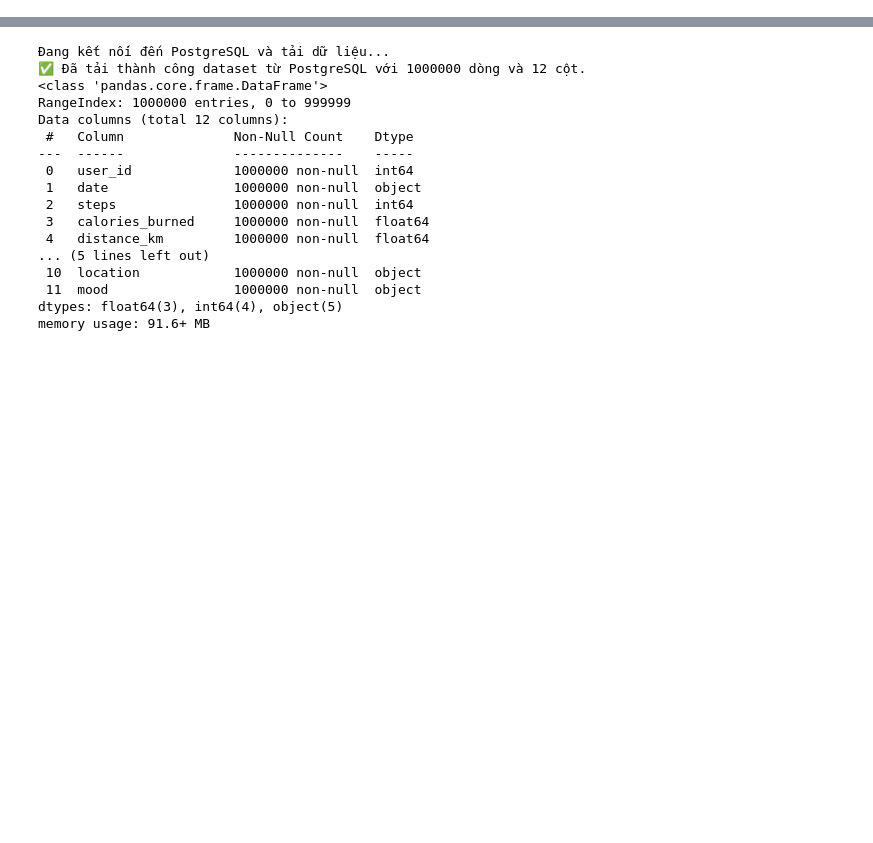
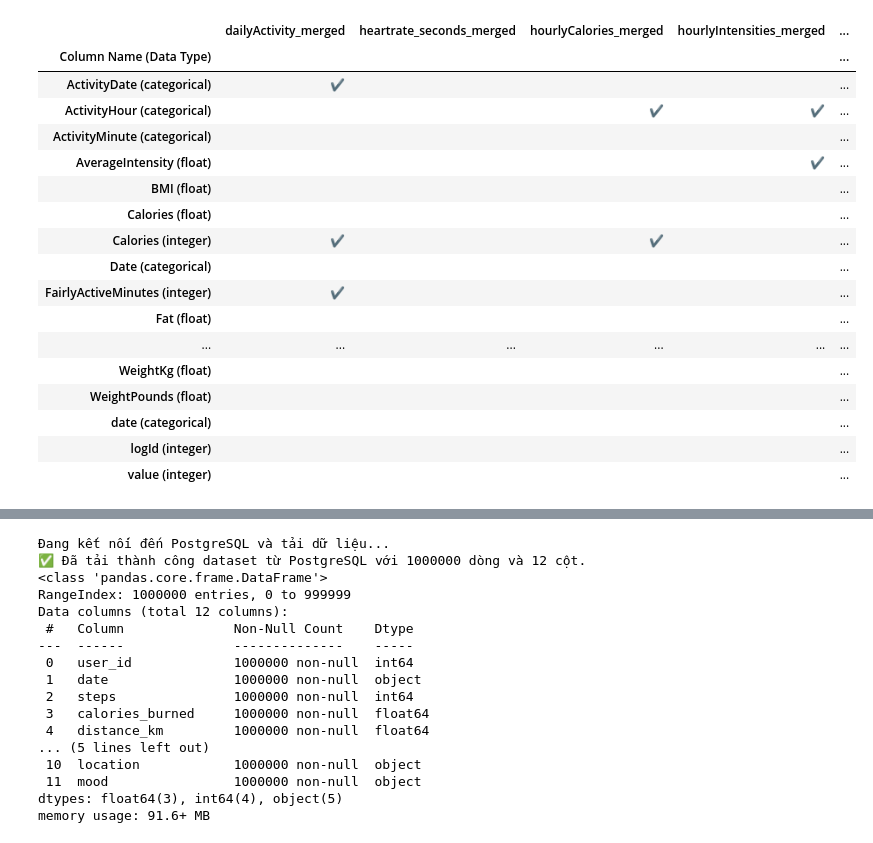
Before and after one commit to KingCarl2000/NutritionAI_V1, a Jupyter notebook: notebooks/predict_calories.ipynb, the cells around one changed output, grey strips where cells are left out. Saved outputs shown, nothing was run; the diff lists cells and outputs as text; code cells hidden in the pictures; blank space fills up the shorter version.

```diff
--- a/notebooks/predict_calories.ipynb
+++ b/notebooks/predict_calories.ipynb
@@ -0,0 +1,68 @@
+# %%
+import yaml
+import pandas as pd
+
+def get_schema_dataframe(yaml_path):
+    # Đọc file yaml
+    with open(yaml_path, 'r', encoding='utf-8') as file:
+        schema_data = yaml.safe_load(file)
+
+    # Truy cập trực tiếp vào thư mục dữ liệu
+    dataset = schema_data.get("Fitabase Data 3.12.16-4.11.16", {})
+    if not dataset:
+        print("Không tìm thấy dữ liệu cấu hình.")
+        return pd.DataFrame()
+
+    matrix_data = {}
+    table_names = list(dataset.keys())
+
+    # Duyệt qua từng bảng và từng cột để map dữ liệu
+    for table_name, table_info in dataset.items():
+        columns = table_info.get("columns", {})
+        for col_name, col_attrs in columns.items():
+            col_type = col_attrs.get("type", "unknown")
+            row_name = f"{col_name} ({col_type})"
+
+            # Khởi tạo row nếu chưa có
+            if row_name not in matrix_data:
+                matrix_data[row_name] = {t: "" for t in table_names}
+
+            # Đánh dấu sự xuất hiện của cột trong bảng
+            matrix_data[row_name][table_name] = "✔"
+
+    # Tạo DataFrame từ dictionary
+    df = pd.DataFrame.from_dict(matrix_data, orient='index')
+    df.index.name = "Column Name (Data Type)"
+
+    # Sắp xếp theo tên cột theo bảng chữ cái
+    df = df.sort_index()
+
+    return df
+
+# Thay thế bằng đường dẫn thực tế đến file schema.yaml trong workspace của bạn
+file_path = r"D:\NutritionAI_V1\src\api\data_schema\schema.yaml"
+
+# Tạo dataframe
+df_columns = get_schema_dataframe(file_path)
+
+# Hiển thị trực tiếp dataframe (chạy trong 1 cell của Jupyter Notebook)
+df_columns
+# %% [output]
+|  | dailyActivity_merged | heartrate_seconds_merged | hourlyCalories_merged | hourlyIntensities_merged | ... |
+| Column Name (Data Type) |  |  |  |  | ... |
+| ActivityDate (categorical) | ✔ |  |  |  | ... |
+| ActivityHour (categorical) |  |  | ✔ | ✔ | ... |
+| ActivityMinute (categorical) |  |  |  |  | ... |
+| AverageIntensity (float) |  |  |  | ✔ | ... |
+| BMI (float) |  |  |  |  | ... |
+| Calories (float) |  |  |  |  | ... |
+| Calories (integer) | ✔ |  | ✔ |  | ... |
+| Date (categorical) |  |  |  |  | ... |
+| FairlyActiveMinutes (integer) | ✔ |  |  |  | ... |
+| Fat (float) |  |  |  |  | ... |
+| ... | ... | ... | ... | ... | ... |
+| WeightKg (float) |  |  |  |  | ... |
+| WeightPounds (float) |  |  |  |  | ... |
+| date (categorical) |  |  |  |  | ... |
+| logId (integer) |  |  |  |  | ... |
+| value (integer) |  |  |  |  | ... |
```
Also changed, not shown: parts of 1 cell of this notebook.
